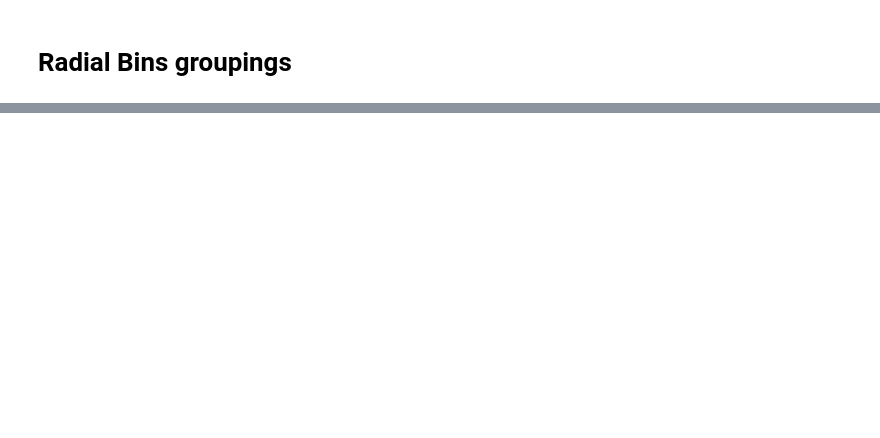
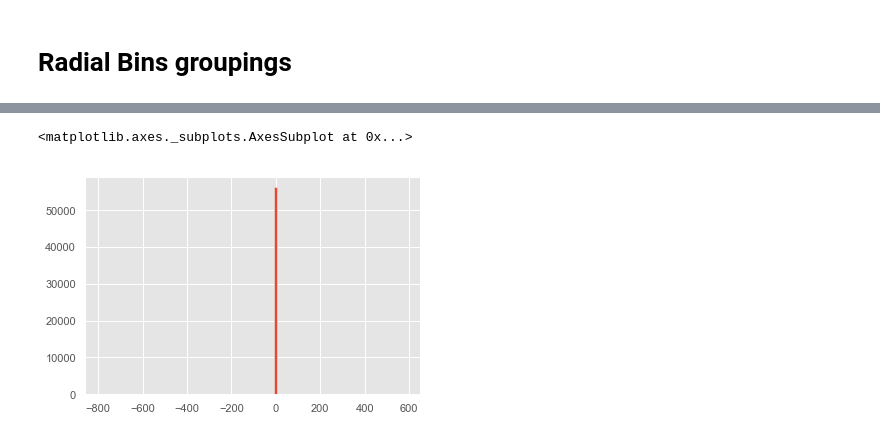
Before and after one commit to bpRsh/2019_shear_analysis_after_dmstack, a Jupyter notebook: Dec_2019/Dec_09/a02_g0_g1_to_gT_gX_cleancat15.ipynb, the cells around one changed output, grey strips where cells are left out. Cells and saved outputs as stored; diff of their text form; code cells hidden in the pictures; blank space fills up the shorter version.

```diff
--- a/Dec_2019/Dec_09/a02_g0_g1_to_gT_gX_cleancat15.ipynb
+++ b/Dec_2019/Dec_09/a02_g0_g1_to_gT_gX_cleancat15.ipynb
@@ -362,0 +367,3 @@ df['eT_chro'] = -1 * (df['cos2theta'] * df['gc[0]'] + df['sin2theta'] * df['gc[1
+# %%
+df['eT_mono_times_wt'] = df['eT_mono'] * df['wt_mag']
+df['eT_chro_times_wt'] = df['eT_chro'] * df['wt_mag']
@@ -398,0 +449,5 @@ df_radial_bins
+# %%
+df['eT_mono'].hist(bins=100)
+# %% [output]
+<matplotlib.axes._subplots.AxesSubplot at 0x...>
+[figure, added]
```
Also changed, not shown: parts of 21 cells of this notebook.
